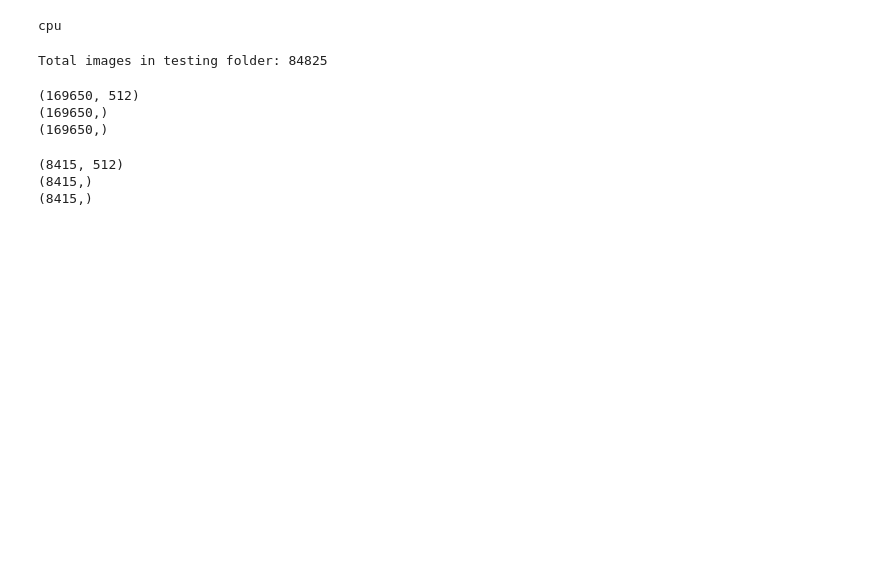
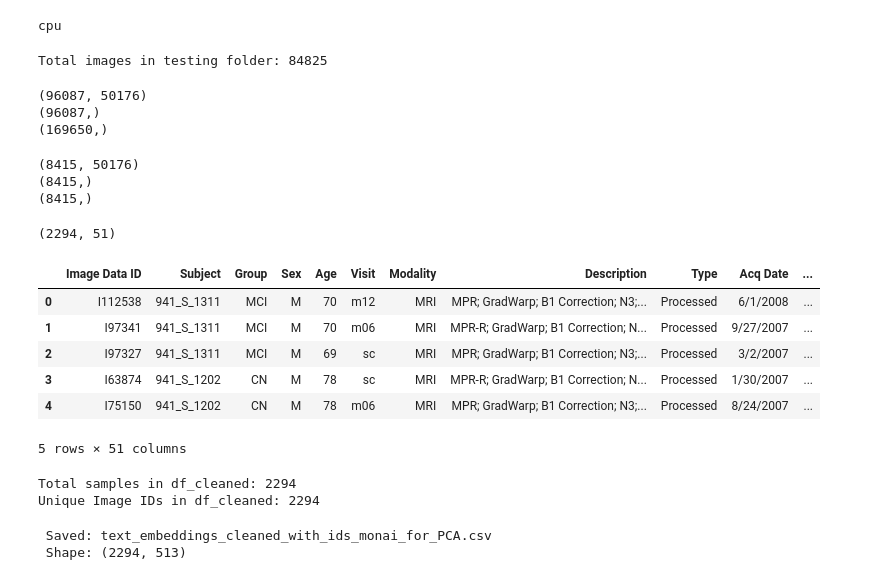
Before and after one commit to fatima-tuz-zahra-123/Neurological_disease_detection, a Jupyter notebook: code-with-feature-extraction-PCA.ipynb, the cells around one changed output. Cells and saved outputs as stored; diff of their text form; code cells hidden in the pictures; blank space fills up the shorter version.

```diff
--- a/code-with-feature-extraction-PCA.ipynb
+++ b/code-with-feature-extraction-PCA.ipynb
@@ -32,24 +32,43 @@ print("Total images in testing folder:", total_images)
 # %% [output]
 Total images in testing folder: 84825
 # %%
-features = np.load("train_features_axial.npy")       # Shape: (84755, 256)
+features = np.load("train_features_axial_monai.npy")       # Shape: (84755, 256)
 print(features.shape)
-labels = np.load("train_labels_axial.npy")           # Shape: (84755,)
+labels = np.load("train_labels_axial_monai.npy")           # Shape: (84755,)
 print(labels.shape)
 image_paths = np.load("train_image_paths_axial.npy") # Shape: (84755,)
 print(image_paths.shape)
 # %% [output]
-(169650, 512)
+(96087, 50176)
+(96087,)
 (169650,)
-(169650,)
 # %%
-features = np.load("val_features_axial.npy")       # Shape: (84755, 256)
+features = np.load("val_features_axial_monai.npy")       # Shape: (84755, 256)
 print(features.shape)
-labels = np.load("val_labels_axial.npy")           # Shape: (84755,)
+labels = np.load("val_labels_axial_monai.npy")           # Shape: (84755,)
 print(labels.shape)
 image_paths = np.load("val_image_paths_axial.npy") # Shape: (84755,)
 print(image_paths.shape)
 # %% [output]
-(8415, 512)
+(8415, 50176)
 (8415,)
 (8415,)
+# %%
+# for text embeddings
+import pandas as pd
+
+# Load your file
+df = pd.read_csv("/Users/fatimatuzzahra/Downloads/ADNI1_Merged_AllImages.csv")
+
+# Preview the first few rows
+print(df.shape)
+df.head()
+# %% [output]
+(2294, 51)
+|  | Image Data ID | Subject | Group | Sex | Age | Visit | Modality | Description | Type | Acq Date | ... |
+| 0 | I112538 | 941_S_1311 | MCI | M | 70 | m12 | MRI | MPR; GradWarp; B1 Correction; N3;... | Processed | 6/1/2008 | ... |
+| 1 | I97341 | 941_S_1311 | MCI | M | 70 | m06 | MRI | MPR-R; GradWarp; B1 Correction; N... | Processed | 9/27/2007 | ... |
+| 2 | I97327 | 941_S_1311 | MCI | M | 69 | sc | MRI | MPR; GradWarp; B1 Correction; N3;... | Processed | 3/2/2007 | ... |
+| 3 | I63874 | 941_S_1202 | CN | M | 78 | sc | MRI | MPR-R; GradWarp; B1 Correction; N... | Processed | 1/30/2007 | ... |
+| 4 | I75150 | 941_S_1202 | CN | M | 78 | m06 | MRI | MPR; GradWarp; B1 Correction; N3;... | Processed | 8/24/2007 | ... |
+5 rows × 51 columns
@@ -55,0 +104,26 @@ print(image_paths.shape)
+# %%
+print("Total samples in df_cleaned:", df_cleaned.shape[0])
+print("Unique Image IDs in df_cleaned:", df_cleaned["Image Data ID"].nunique())
+# %% [output]
+Total samples in df_cleaned: 2294
+Unique Image IDs in df_cleaned: 2294
+# %%
+import numpy as np
+import pandas as pd
+
+# Load the cleaned text embeddings and associated image IDs
+text_embeddings = np.load("text_embeddings_cleaned_for_PCA.npy")           # shape: (2294, 384)
+text_image_ids = np.load("text_image_ids_for_PCA.npy", allow_pickle=True)  # shape: (2294,)
+
+# Convert to DataFrame and add IDs as the first column
+df = pd.DataFrame(text_embeddings)
+df.insert(0, "Image_ID", text_image_ids)
+
+# Save to CSV
+df.to_csv("text_embeddings_cleaned_with_ids_monai_for_PCA.csv", index=False)
+
+print(" Saved: text_embeddings_cleaned_with_ids_monai_for_PCA.csv")
+print(" Shape:", df.shape)
+# %% [output]
+ Saved: text_embeddings_cleaned_with_ids_monai_for_PCA.csv
+ Shape: (2294, 513)
```
Also changed, not shown: parts of 9 cells of this notebook, 3 other files.
